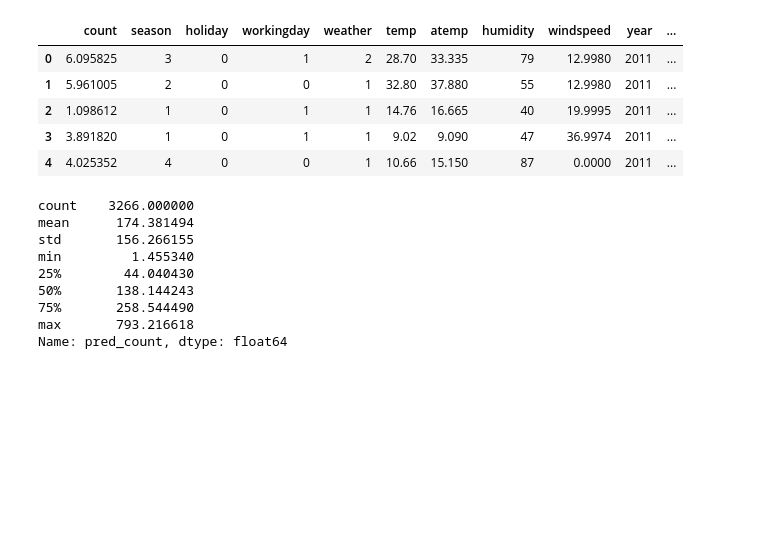
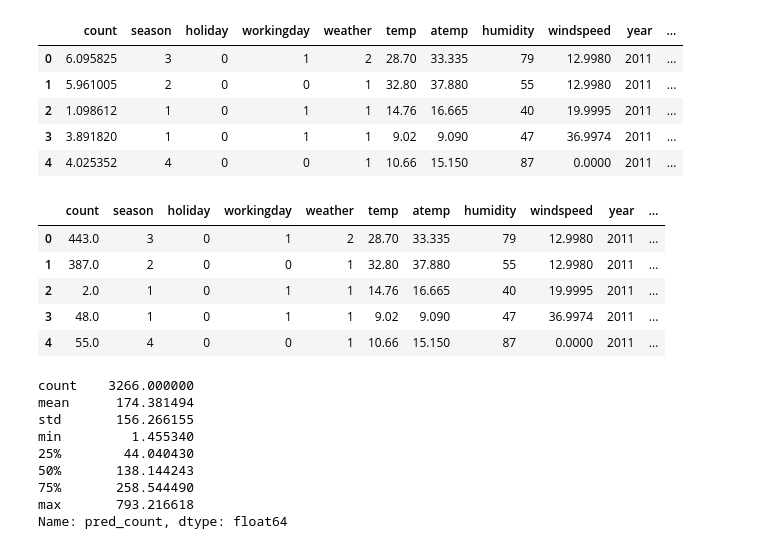
Before and after one commit to robinyUArizona/Bike-Sharing-Demand-Regression-Analysis, a Jupyter notebook: notebooks/1- bikerental_xgboost_PredictiveModelling-localmode.ipynb, the cells around one changed output. Cells and saved outputs as stored; diff of their text form; code cells hidden in the pictures; blank space fills up the shorter version.

```diff
--- a/notebooks/1- bikerental_xgboost_PredictiveModelling-localmode.ipynb
+++ b/notebooks/1- bikerental_xgboost_PredictiveModelling-localmode.ipynb
@@ -305,6 +303,15 @@ df_test.head()
 ## Inverse the log transformation to get the exact bike rental
 df_test['count'] = df_test['count'].map(np.expm1)
 df_test['pred_count'] = df_test['pred_count'].map(np.expm1)
+# %%
+df_test.head()
+# %% [output]
+|  | count | season | holiday | workingday | weather | temp | atemp | humidity | windspeed | year | ... |
+| 0 | 443.0 | 3 | 0 | 1 | 2 | 28.70 | 33.335 | 79 | 12.9980 | 2011 | ... |
+| 1 | 387.0 | 2 | 0 | 0 | 1 | 32.80 | 37.880 | 55 | 12.9980 | 2011 | ... |
+| 2 | 2.0 | 1 | 0 | 1 | 1 | 14.76 | 16.665 | 40 | 19.9995 | 2011 | ... |
+| 3 | 48.0 | 1 | 0 | 1 | 1 | 9.02 | 9.090 | 47 | 36.9974 | 2011 | ... |
+| 4 | 55.0 | 4 | 0 | 0 | 1 | 10.66 | 15.150 | 87 | 0.0000 | 2011 | ... |
 # %%
 # Summary Statistics of predicted bike rental counts
 df_test['pred_count'].describe()
```
Also changed, not shown: parts of 7 cells of this notebook, 1 other file.
